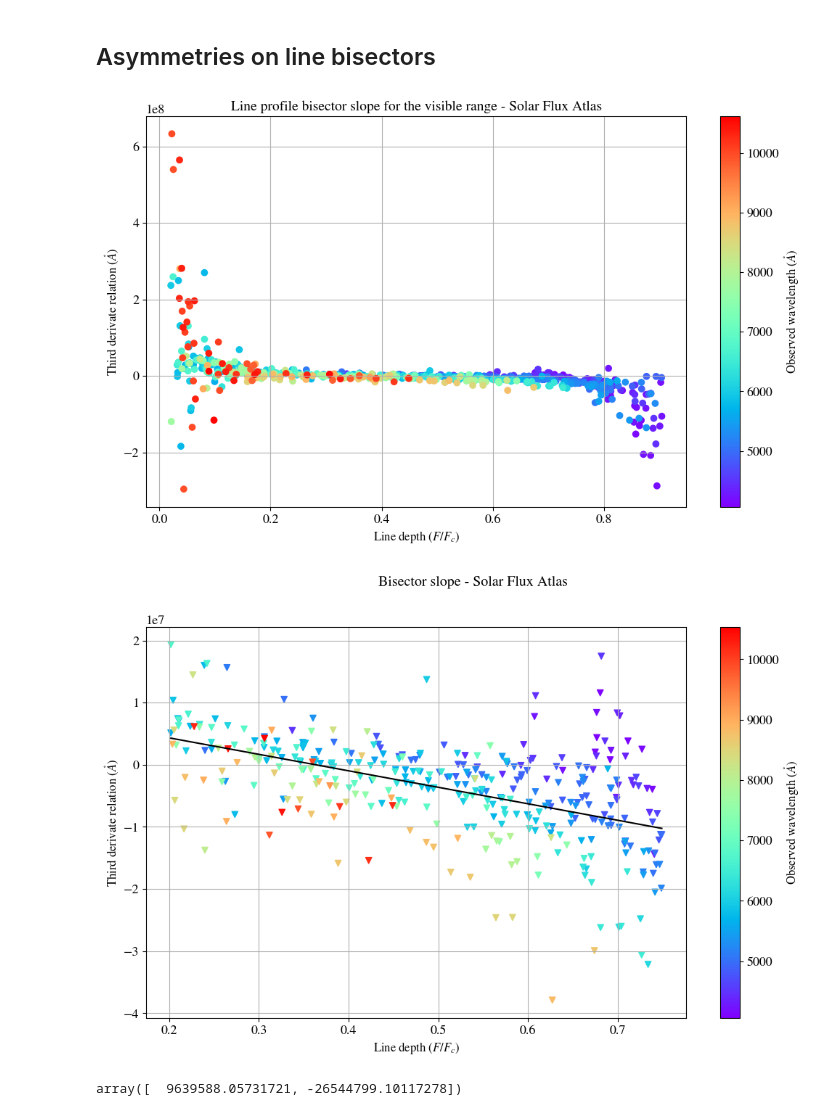
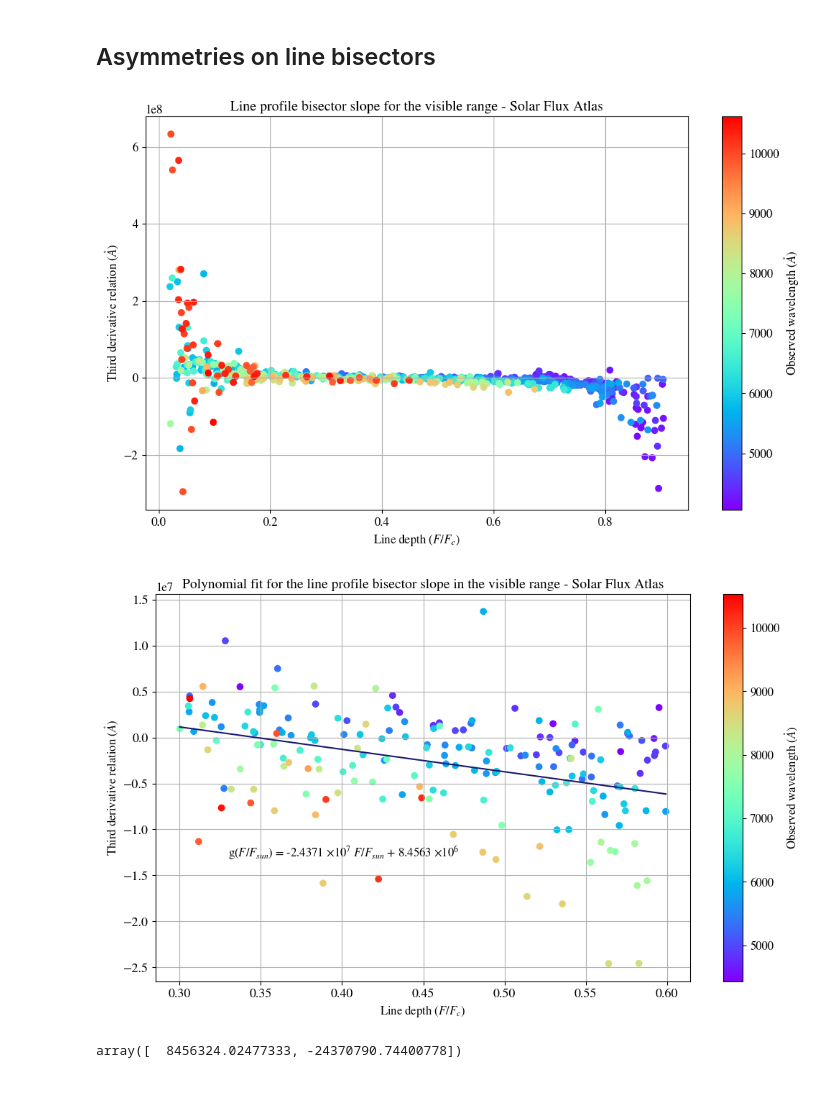
Before and after one commit to ccuellarn/Measurement-and-Characterization-of-Granulation-Patterns-in-the-IAG-Solar-Flux-Spectrum, a Jupyter notebook: Project/Characterization/Second signature/Line assymetries.ipynb, the cells around one changed output. Drawn from its saved outputs; the diff is of its cells as text; code cells hidden in the pictures; blank space fills up the shorter version.

Commit message:
Second signature finished for the first version of the document

```diff
--- a/Project/Characterization/Second signature/Line assymetries.ipynb
+++ b/Project/Characterization/Second signature/Line assymetries.ipynb
@@ -18,9 +18,9 @@ params = {
         'font.size': 12,
         'axes.labelsize': 12,
         'axes.titlesize': 14,
-        'legend.fontsize': 13,
-        'xtick.labelsize': 13,
-        'ytick.labelsize': 13,
+        'legend.fontsize': 12,
+        'xtick.labelsize': 12,
+        'ytick.labelsize': 12,
         'mathtext.fontset': 'stix',
         'text.usetex': False,
         'figure.figsize': (6.4, 4.8),
@@ -31,10 +31,10 @@ params = {
 plt.rcParams.update(params)
 # %%
 #Lines from the excel files
-VIS_data = pd.read_excel(r"C:\Users\clauw\Documents\Programming\Final-Project\Project\IAG Solar Flux Atlas\Visible range\Data\valores_VIS.xlsx")
-NIR_data = pd.read_excel(r"C:\Users\clauw\Documents\Programming\Final-Project\Project\IAG Solar Flux Atlas\Infrared range\Data\valores_NIR.xlsx")
-SPA_data = pd.read_excel(r"C:\Users\clauw\Documents\Programming\Final-Project\Project\IAG Spatially Resolved Atlas\values_SPA.xlsx")
-ALL_data = pd.concat([VIS_data,NIR_data],axis=0).drop_duplicates('Observed wavelength',keep='first').reset_index(drop=True)
+VIS_data = pd.read_excel(r"C:\Users\clauw\Documents\Programming\Final-Project\Project\IAG Solar Flux Atlas\Visible range\Data\Values_VIS.xlsx")
+NIR_data = pd.read_excel(r"C:\Users\clauw\Documents\Programming\Final-Project\Project\IAG Solar Flux Atlas\Infrared range\Data\Values_NIR.xlsx")
+SPA_data = pd.read_excel(r"C:\Users\clauw\Documents\Programming\Final-Project\Project\IAG Spatially Resolved Atlas\Data\Values_SPA.xlsx")
+ALL_data = pd.concat([VIS_data,NIR_data],axis=0).drop_duplicates('Observed wavelength',keep='first').reset_index(drop=True) #Dont take repeated values when concatenate
 
 #colors for the plot
 colors_fit = ['purple','blue','cyan','green','yellow','orange','red','brown']
@@ -43,45 +43,48 @@ fig1, ax = plt.subplots(1,1,figsize=(12,7))
 
 scatter = ax.scatter(VIS_data['Line Depth'],VIS_data['Bisector slope'],c=VIS_data["Observed wavelength"],cmap='rainbow',lw=1,marker='o')
 cbar = plt.colorbar(scatter, ax=ax)
-cbar.set_label(r'Observed wavelength $(\mathring{A})$', fontsize=12)
+cbar.set_label(r'Observed wavelength $(\mathring{A})$')
 
-ax.set_title('Line profile bisector slope for the visible range - Solar Flux Atlas',fontsize=14)
-ax.set_xlabel(r'Line depth $(F/F_{c})$',fontsize=12)
-ax.set_ylabel(r'Third derivate relation $(\mathring{A})$',fontsize=12)
+ax.set_title('Line profile bisector slope for the visible range - Solar Flux Atlas')
+ax.set_xlabel(r'Line depth $(F/F_{c})$')
+ax.set_ylabel(r'Third derivative relation $(\mathring{A})$')
 ax.grid()
 
-# fig1.savefig('Bisector_VIS.pdf')
+# fig1.savefig('Bisector_VIS')
 # %% [output]
-[figure, old version]
+[figure, new version]
 # %%
 #In the report is given in function of the velocity
-values_VIS_standard = VIS_data[VIS_data['Line Depth'].between(0.2,0.75,inclusive='right')]
+values_VIS_standard = VIS_data[VIS_data['Line Depth'].between(0.3,0.6,inclusive='right')]
 
 pol = Polynomial.fit(values_VIS_standard['Line Depth'],values_VIS_standard['Bisector slope'], 1)
 param = pol.convert().coef
 values_vel = np.linspace(min(values_VIS_standard['Line Depth']), max(values_VIS_standard['Line Depth']), len(values_VIS_standard['Line Depth']))
 vel_fit = pol(values_vel)
 
 #Plot for fixed the zero point of velocity
 fig2, ax1 = plt.subplots(1,1,figsize=(12,7))
 
-fig2.suptitle(r'Bisector slope - Solar Flux Atlas')
+ax1.set_title(r'Polynomial fit for the line profile bisector slope in the visible range - Solar Flux Atlas')
 
-scatter = ax1.scatter(values_VIS_standard['Line Depth'],values_VIS_standard['Bisector slope'],c=values_VIS_standard["Observed wavelength"],cmap='rainbow',lw=1,marker='v')
+scatter = ax1.scatter(values_VIS_standard['Line Depth'],values_VIS_standard['Bisector slope'],c=values_VIS_standard["Observed wavelength"],cmap='rainbow',lw=1,marker='o')
 cbar = plt.colorbar(scatter, ax=ax1)
 cbar.set_label(r'Observed wavelength $(\mathring{A})$', fontsize=12)
 
-ax1.plot(values_vel,vel_fit,c='k')
-ax1.set_ylabel(r'Third derivate relation $(\mathring{A})$')
+ax1.plot(values_vel,vel_fit,c='midnightblue')
+ax1.text(0.33,-1.3e7,rf'g($F/F_{{sun}}$) = {round(param[1]*1e-7,4)} $\times 10^{{7}}$ $F/F_{{sun}}$ + {round(param[0]*1e-6,4)} $\times 10^{{6}}$')
+ax1.set_ylabel(r'Third derivative relation $(\mathring{A})$')
 ax1.set_xlabel(r'Line depth $(F/F_{c})$')
 ax1.grid()
 ax1.tick_params(axis='both',labelsize=13)
+
+# fig2.savefig('Bisector slope_VIS')
 # %% [output]
-[figure, old version]
+[figure, new version]
 # %%
 param
 # %% [output]
-array([  9639588.05731721, -26544799.10117278])
+array([  8456324.02477333, -24370790.74400778])
 # %%
 fig2, ax = plt.subplots(1,1,figsize=(12,7))
 
```
Also changed, not shown: parts of 7 cells of this notebook, 30 other files.
